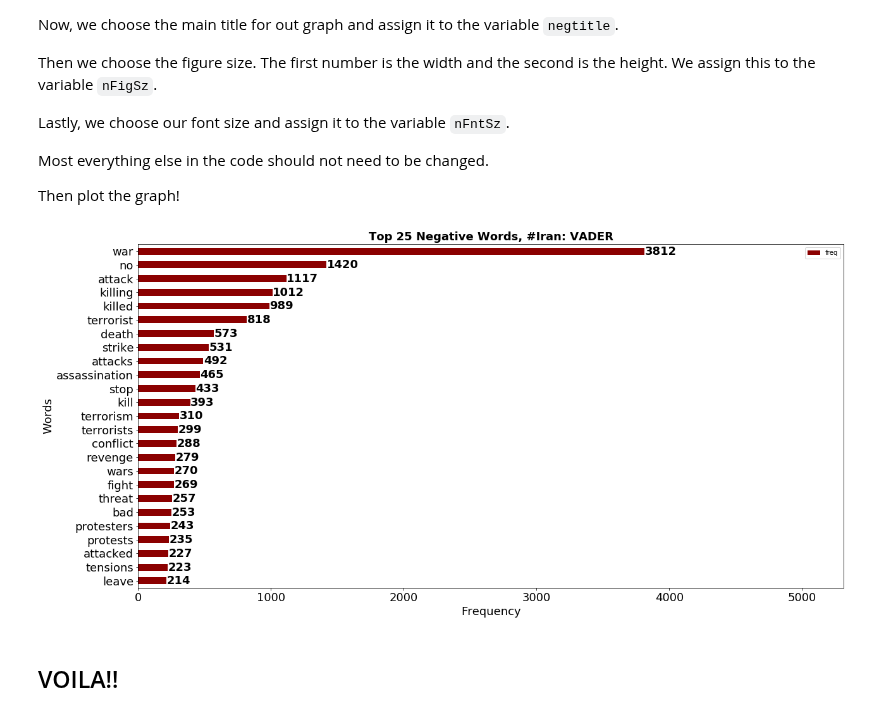
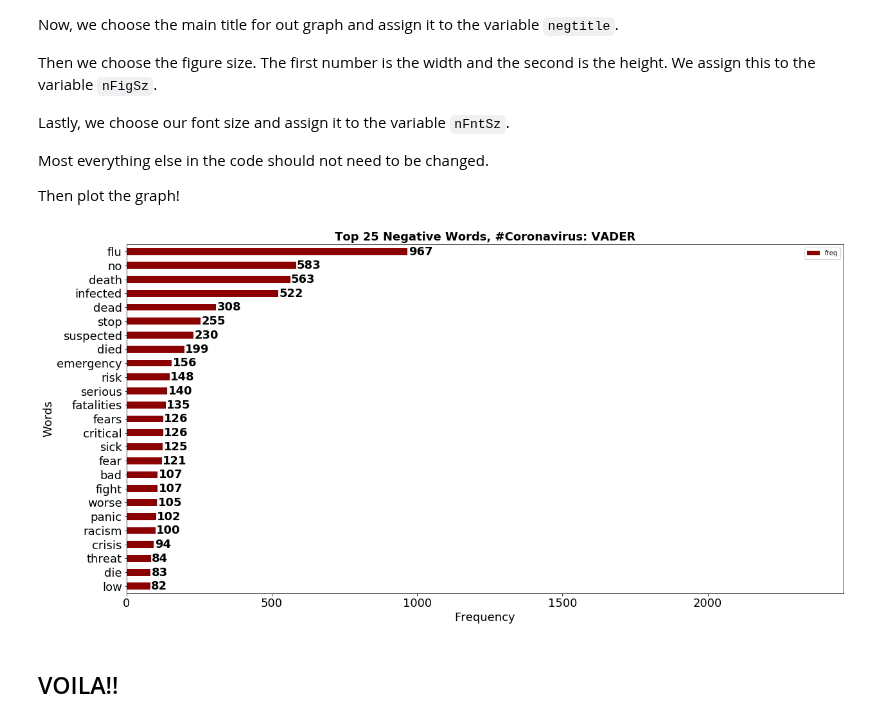
Before and after one commit to cyberdh/Text-Analysis, a Jupyter notebook: VADERSentimentAnalysis/notebooks/positiveNegativeWordFreqResults.ipynb, the cells around one changed output. Cells and saved outputs as stored; diff of their text form; code cells hidden in the pictures.

```diff
--- a/VADERSentimentAnalysis/notebooks/positiveNegativeWordFreqResults.ipynb
+++ b/VADERSentimentAnalysis/notebooks/positiveNegativeWordFreqResults.ipynb
@@ -122,7 +122,7 @@ posWordFile = "posWordsVader.svg"
 posFmt = "svg"
 posdpi = 600
 posclr = ['darkgreen']
-postitle = 'Top 25 Positive Words, #Iran: VADER'
+postitle = 'Top 25 Positive Words, #Coronavirus: VADER'
 pFigSz = (20,10)
 pFntSz = 18
 
@@ -159,32 +159,32 @@ Then plot the graph!
 # %%
 # Variables
 negWordFile = "negWordsVader.svg"
 negFmt = "svg"
 negdpi = 600
 negclr = ['darkred']
-negtitle = 'Top 25 Negative Words, #Iran: VADER'
+negtitle = 'Top 25 Negative Words, #Coronavirus: VADER'
 nFigSz = (20,10)
 nFntSz = 18
 
 # plot
 
 fig = negdf.plot(x= 'word',kind='barh', align='center', color = negclr, figsize = nFigSz, fontsize = nFntSz)
 fig.set_ylabel('Words', fontsize = nFntSz)
 fig.set_xlabel('Frequency', fontsize = nFntSz)
 fig.set_title(negtitle, fontweight = 'bold', fontsize = nFntSz)
 fig.set_ylim(fig.get_ylim()[::-1])
 fig.set_xlim(0,1500 + max(freqDF['freq']))
 
 for i, v in enumerate(negdf['freq']):
     fig.text(v + 3, i + .25, str(v), color='black', fontweight='bold', fontsize = nFntSz)
 
 
 
 plt.savefig(os.path.join(dataResults, negWordFile), format=negFmt, dpi=negdpi, bbox_inches='tight',)
 
 plt.show()
 # %% [output]
-[figure, old version]
+[figure, new version]
 # %% [markdown]
 ## VOILA!!
 # %% [markdown]
```
Also changed, not shown: parts of 3 cells of this notebook, 3 other files.
